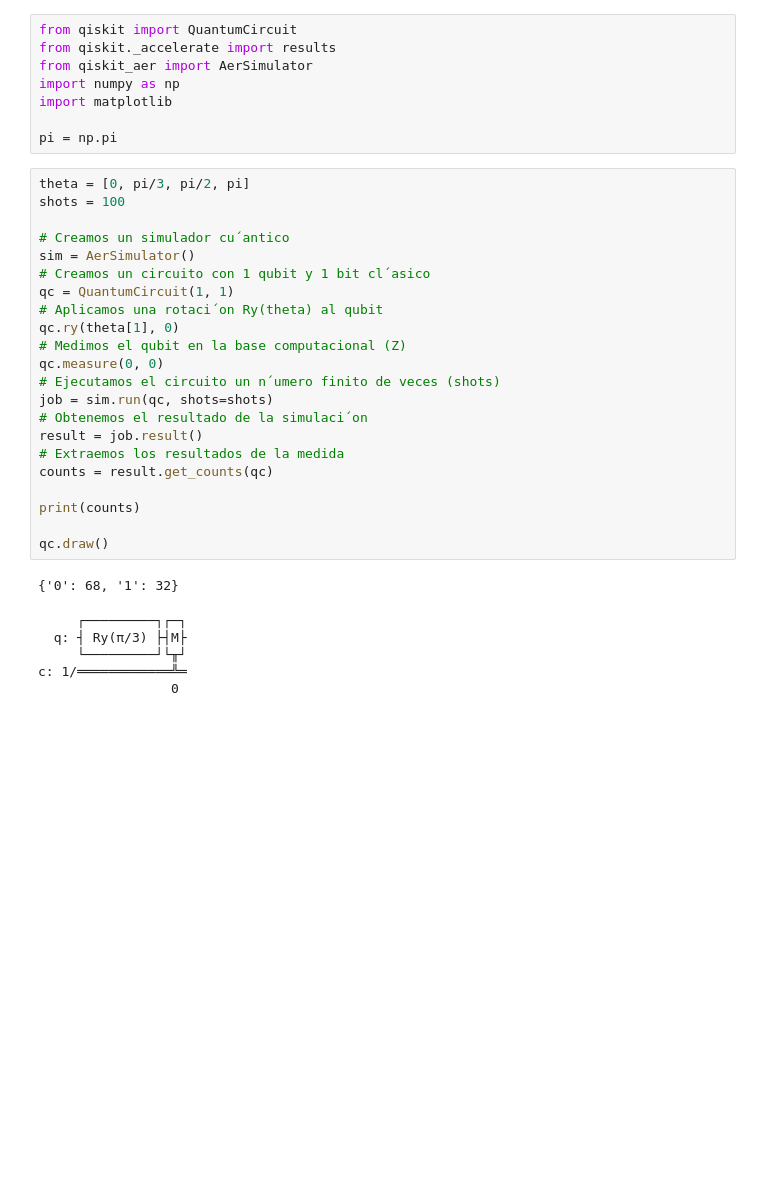
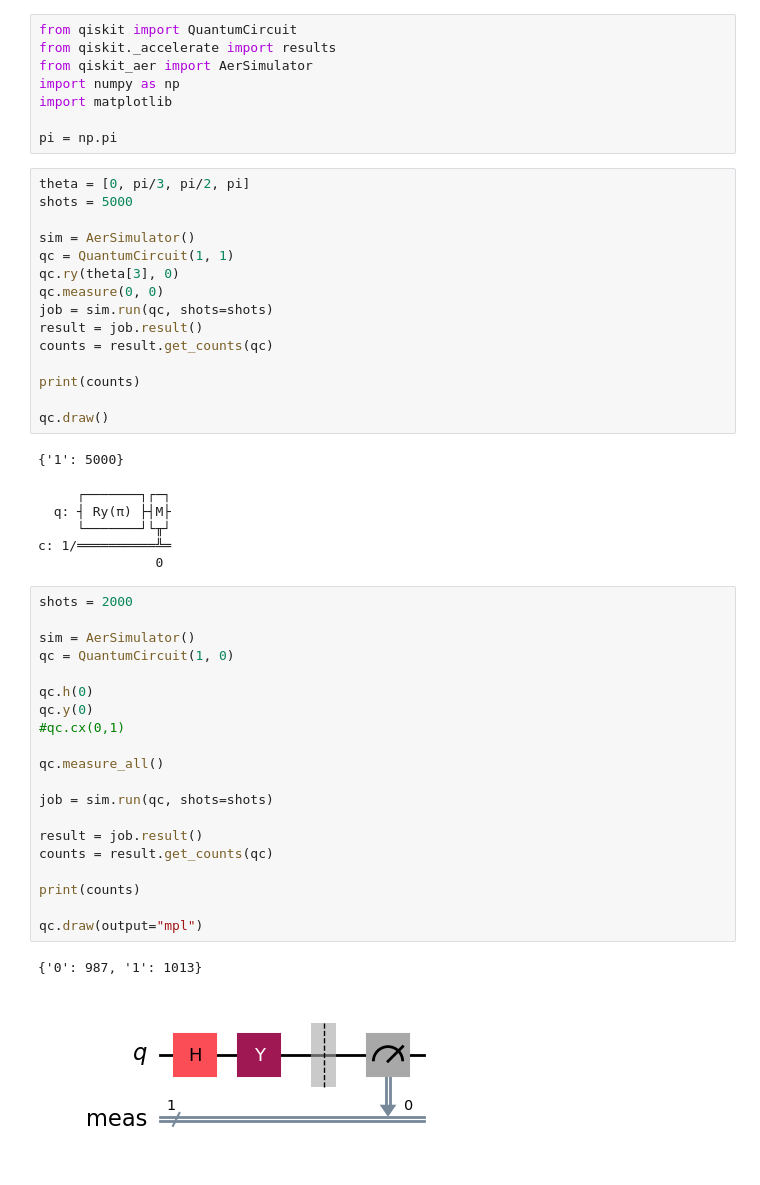
Before and after one commit to EdTru/Experimental-III, a Jupyter notebook: Qiskit/Práctica_Qiskit.ipynb, the cells around one changed output. Saved outputs shown, nothing was run; the diff lists cells and outputs as text; blank space fills up the shorter version.

```diff
--- a/Qiskit/Práctica_Qiskit.ipynb
+++ b/Qiskit/Práctica_Qiskit.ipynb
@@ -10,31 +10,47 @@ import matplotlib
 pi = np.pi
 # %%
 theta = [0, pi/3, pi/2, pi]
-shots = 100
+shots = 5000
 
-# Creamos un simulador cu´antico
 sim = AerSimulator()
-# Creamos un circuito con 1 qubit y 1 bit cl´asico
 qc = QuantumCircuit(1, 1)
-# Aplicamos una rotaci´on Ry(theta) al qubit
-qc.ry(theta[1], 0)
-# Medimos el qubit en la base computacional (Z)
+qc.ry(theta[3], 0)
 qc.measure(0, 0)
-# Ejecutamos el circuito un n´umero finito de veces (shots)
 job = sim.run(qc, shots=shots)
-# Obtenemos el resultado de la simulaci´on
 result = job.result()
-# Extraemos los resultados de la medida
 counts = result.get_counts(qc)
 
 print(counts)
 
 qc.draw()
 # %% [output]
-{'0': 68, '1': 32}
+{'1': 5000}
-     ┌─────────┐┌─┐
-  q: ┤ Ry(π/3) ├┤M├
-     └─────────┘└╥┘
-c: 1/════════════╩═
-                 0
+     ┌───────┐┌─┐
+  q: ┤ Ry(π) ├┤M├
+     └───────┘└╥┘
+c: 1/══════════╩═
+               0
+# %%
+shots = 2000
+
+sim = AerSimulator()
+qc = QuantumCircuit(1, 0)
+
+qc.h(0)
+qc.y(0)
+#qc.cx(0,1)
+
+qc.measure_all()
+
+job = sim.run(qc, shots=shots)
+
+result = job.result()
+counts = result.get_counts(qc)
+
+print(counts)
+
+qc.draw(output="mpl")
+# %% [output]
+{'0': 987, '1': 1013}
+[figure, added]
 # %%
```
Also changed, not shown: parts of 3 cells of this notebook, 3 other files.
